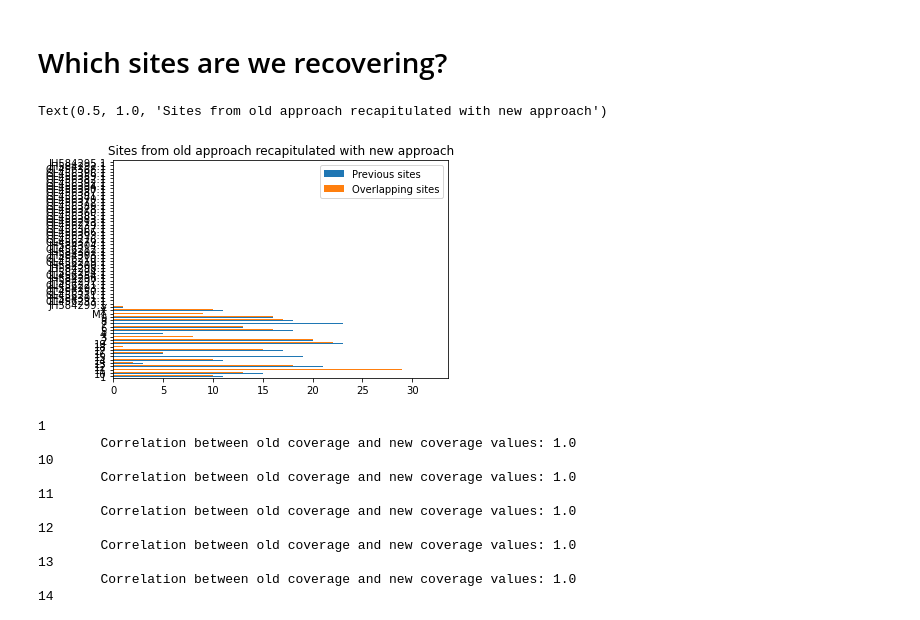
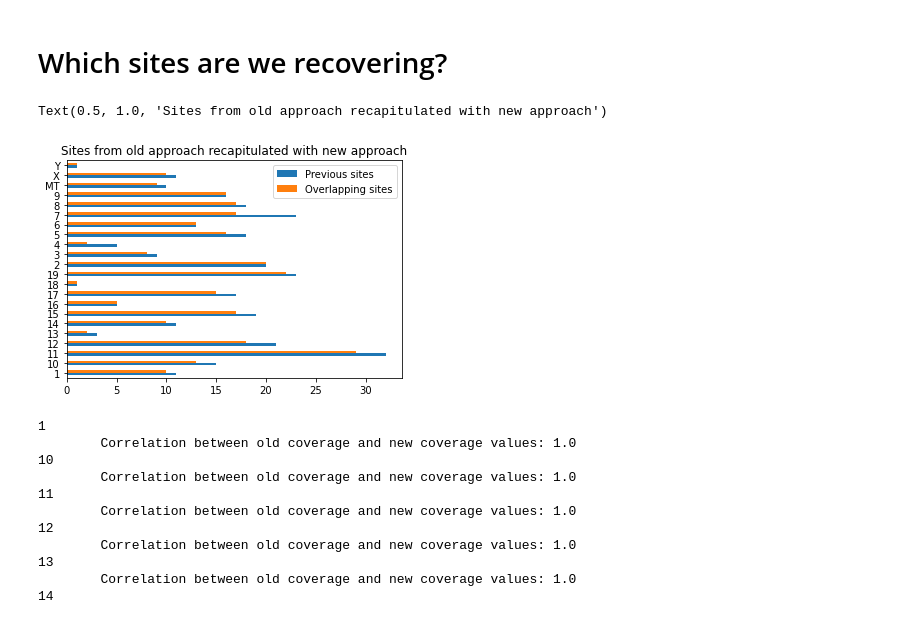
Before and after one commit to howardxu520/MARINE, a Jupyter notebook: scripts/check_against_pileup.ipynb, the cells around one changed output. Saved outputs shown, nothing was run; the diff lists cells and outputs as text; code cells hidden in the pictures.

```diff
--- a/scripts/check_against_pileup.ipynb
+++ b/scripts/check_against_pileup.ipynb
@@ -30,6 +30,7 @@ from matplotlib import pyplot as plt
 import numpy as np
 
 # TOLERANCES/THRESHOLD FOR FILTERING
+edit_type_of_interest = 'C>T'
 max_edit_tolerance = 5
 dist_from_end_tolerance = 5
 base_quality_threshold = 37
@@ -37,30 +38,41 @@ mapping_quality_threshold = 255
 
 # DICTIONARIES TO FILL WITH EDIT INFORMATION
 barcode_to_position_to_alts = defaultdict(lambda:defaultdict(lambda:defaultdict(lambda:defaultdict(lambda:defaultdict()))))
+
+
 contig_lengths_dict = get_contig_lengths_dict(samfile)
 
 # THE HEAVY LIFTING
 counts = defaultdict(lambda:0)
 coverage_dict = {}
+num_edits_per_read = {}
+
+
+ref_positions_for_reads_with_high_edit_counts = {}
+
 
 contigs = []
 for contig in contig_lengths_dict.keys():
     try:
         contig_length = contig_lengths_dict.get(contig)
-        position_coverage_tracker_for_contig = np.zeros(contig_length)
         reads_for_contig = samfile.fetch(contig, 0, contig_length)
+        barcode_to_coverage_dict = defaultdict()
 
         for i, read in enumerate(reads_for_contig):
-            update_coverage_array(read, position_coverage_tracker_for_contig)
+            reference_positions_covered_by_read = update_coverage_array(read, contig, contig_length, barcode_to_coverage_dict)
 
             # READ FILTERING DONE
-            error_code = add_read_information_to_barcode_dict(read, contig, barcode_to_position_to_alts)
+            error_code, num_edits_of_each_type = add_read_information_to_barcode_dict(read, contig, barcode_to_position_to_alts)
             if error_code:
                 counts[error_code] += 1
             else:
                 counts['edited'] += 1
+                num_edits_per_read[str(read.query_name)] = num_edits_of_each_type
+                total_edits = np.sum(list(num_edits_of_each_type.values()))
+                if total_edits > max_edit_tolerance:
+                    ref_positions_for_reads_with_high_edit_counts[read.query_name] = reference_positions_covered_by_read
 
-        coverage_dict[contig] = position_coverage_tracker_for_contig
+        coverage_dict[contig] = barcode_to_coverage_dict
         contigs.append(contig)
     except Exception as e:
         print(contig, e)
@@ -92,13 +129,6 @@ print(len(example_dataframe))
 example_dataframe.groupby(['ref', 'alt']).count().barcode.plot(kind='barh')
 plt.title("Before filtering")
 
-"""
-plt.figure()
-example_dataframe_filtered = example_dataframe[~example_dataframe.read_id.isin(hyperedited_reads.index)]
-print(len(example_dataframe_filtered))
-example_dataframe_filtered.groupby(['ref', 'alt']).count().barcode.plot(kind='barh')
-plt.title("After filtering hyperedited reads (more than {} edits)".format(max_edit_tolerance))
-"""
 
 # Filter for distance from read end and base quality
 example_dataframe_filtered = example_dataframe[(example_dataframe.dist_from_read_end > dist_from_end_tolerance) & (example_dataframe.quality.astype(int) >= base_quality_threshold)]
@@ -184,11 +214,11 @@ contig JH584295.1
 # %%
 recapitulation_summary = pd.DataFrame(comparison_vals, index=contigs, columns=['Previous sites', 'Overlapping sites', 'New sites'])
 # %%
-recapitulation_summary[['Previous sites', 'Overlapping sites']].plot(kind='barh')
+recapitulation_summary[['Previous sites', 'Overlapping sites']].head(22).plot(kind='barh')
 plt.title("Sites from old approach recapitulated with new approach")
 # %% [output]
 Text(0.5, 1.0, 'Sites from old approach recapitulated with new approach')
-[figure, old version]
+[figure, new version]
 # %%
 for contig in contigs:
     print(contig)
```
Also changed, not shown: parts of 7 cells of this notebook, 1 other file.
